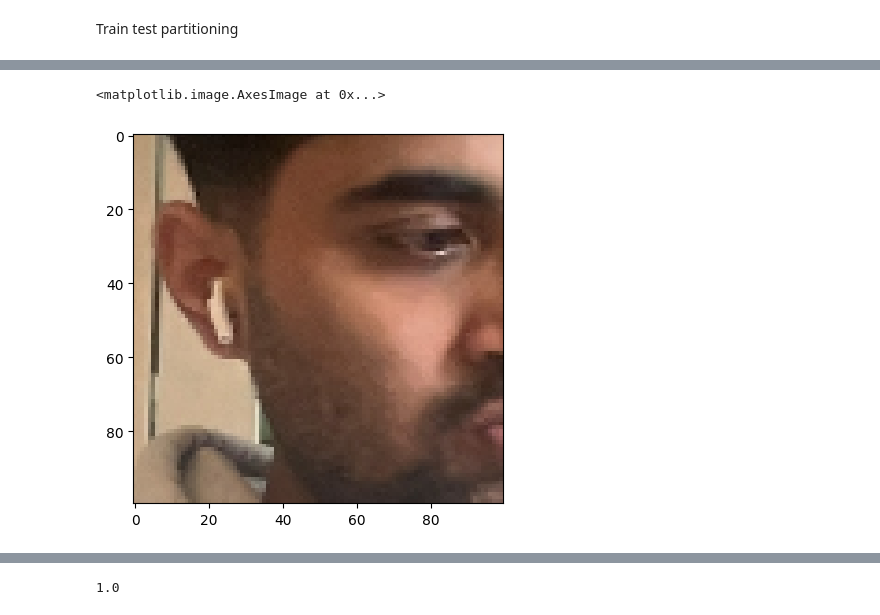
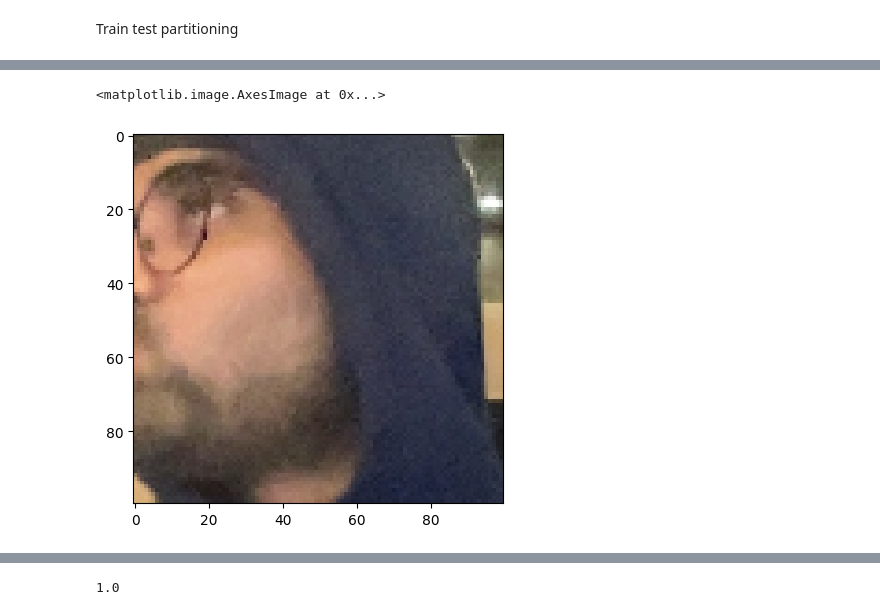
Before and after one commit to Adarsh220499/Facial_Recognition, a Jupyter notebook: Face_Recognition.ipynb, the cells around one changed output, grey strips where cells are left out. Cells and saved outputs as stored; diff of their text form; code cells hidden in the pictures.

```diff
--- a/Face_Recognition.ipynb
+++ b/Face_Recognition.ipynb
@@ -206,5 +202,5 @@ array([[[0.23970588, 0.22009803, 0.24362744],
 # %%
-plt.imshow(res[1])
+plt.imshow(res[0])
 # %% [output]
 <matplotlib.image.AxesImage at 0x...>
-[figure, old version]
+[figure, new version]
```
Also changed, not shown: parts of 13 cells of this notebook.
